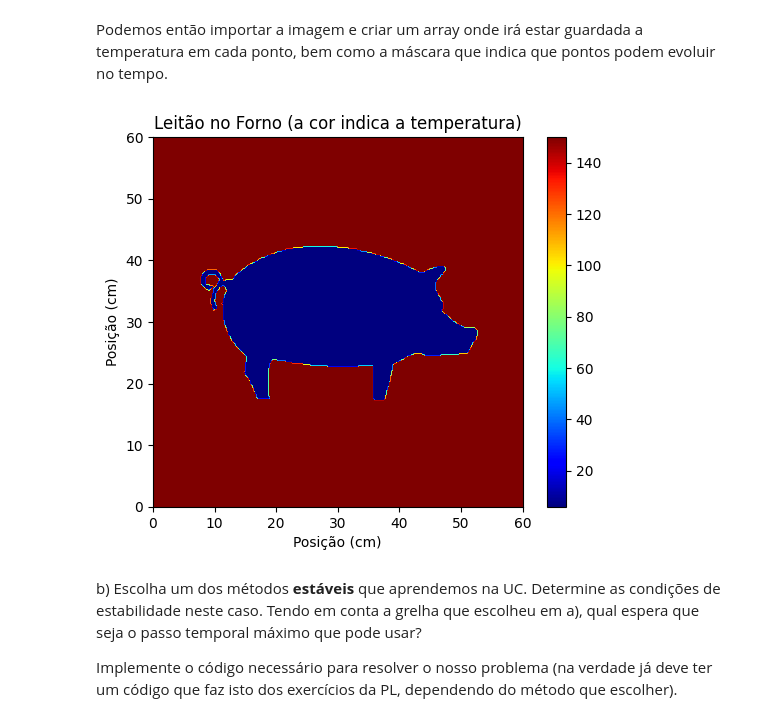
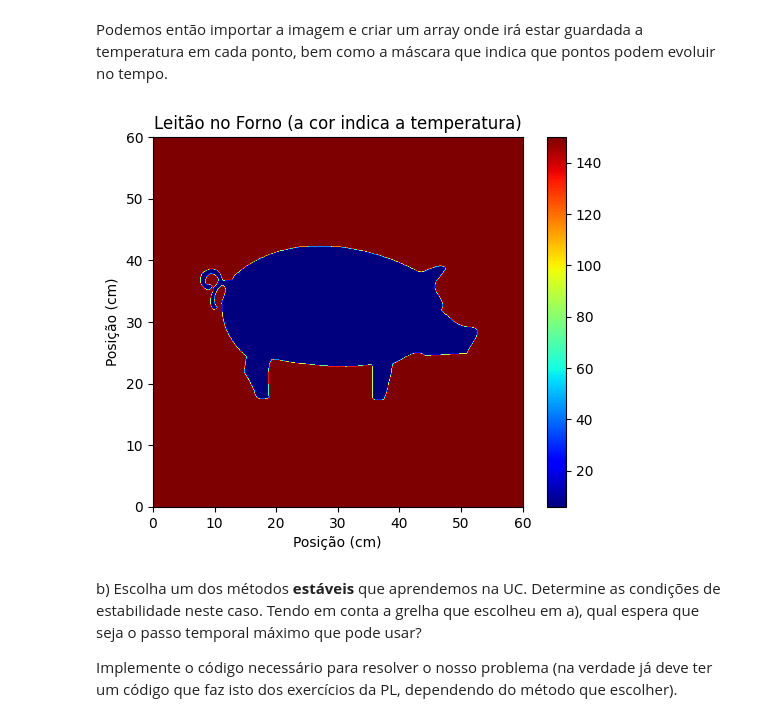
Before and after one commit to guilhermebaos/Aulas-Uni, a Jupyter notebook: Métodos-Computacionais/TPC2/TPC2.ipynb, the cells around one changed output. Drawn from its saved outputs; the diff is of its cells as text; code cells hidden in the pictures.

```diff
--- a/Métodos-Computacionais/TPC2/TPC2.ipynb
+++ b/Métodos-Computacionais/TPC2/TPC2.ipynb
@@ -48,8 +48,8 @@ DIF = 1.45e-7
 # Parâmetros da Simulação
 
 # Número de pontos a usar
-NX = 301
-NY = 301
+NX = 701
+NY = 701
 
 # Espaçamento entre pontos da grelha
 DX = FORNOX / (NX-1)
@@ -77,10 +77,6 @@ ll = np.array(leitao)
 # Posicionamos o leitão de forma a que fique no centro do forno
 NXI = (NX - NXLEITAO) // 2
 NYI = (NY - NYLEITAO) // 2
-
-XI = NXI * DX
-YI = NYI * DY
-
 
 # Interpolar a imagem png para obter a resolução desejada
 xx = np.arange(XMAX)
@@ -90,34 +86,34 @@ coords = []
 MULTX = DXLEITAO * NXLEITAO / XMAX
 MULTY = DYLEITAO * NYLEITAO / YMAX
 for i in range(XMAX):
     for j in range(YMAX):
         coords += [(XI + i * MULTX, YI + j * MULTY)]
 
 interpol = sp.interpolate.LinearNDInterpolator(coords, ll.flatten(order="F"), fill_value=0)
 
 # Colocar o leitão dentro do forno e definir a grelha
 xx = np.linspace(0, FORNOX, NX)
 yy = np.linspace(0, FORNOY, NY)
 mx, my = np.meshgrid(xx, yy)
 ll = interpol(mx, my)
 
 # Fazer a máscara que indica onde está o leitão
 leitao = ll > 240
 
 # Aplicar as condições iniciais (que incluem as condições fronteira graças a máscara que criamos)
 forno = np.zeros_like(ll)
 forno[:, :] = 150
 forno[leitao] = 6
 
 # Ver a imagem
 plt.imshow(forno, extent=(0, FORNOX / 0.01, 0, FORNOY / 0.01), cmap="jet")
 plt.colorbar()
 plt.title("Leitão no Forno (a cor indica a temperatura)")
 plt.xlabel('Posição (cm)')
 plt.ylabel('Posição (cm)')
 plt.show()
 # %% [output]
-[figure, old version]
+[figure, new version]
 # %% [markdown]
 b) Escolha um dos métodos **estáveis** que aprendemos na UC. Determine as condições de estabilidade neste caso. Tendo em conta a grelha que escolheu em a), qual espera que seja o passo temporal máximo que pode usar?
 
```
Also changed, not shown: parts of 1 cell of this notebook.
